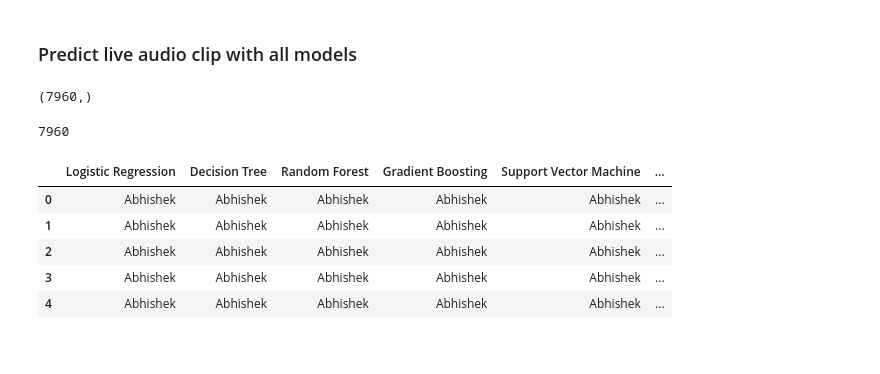
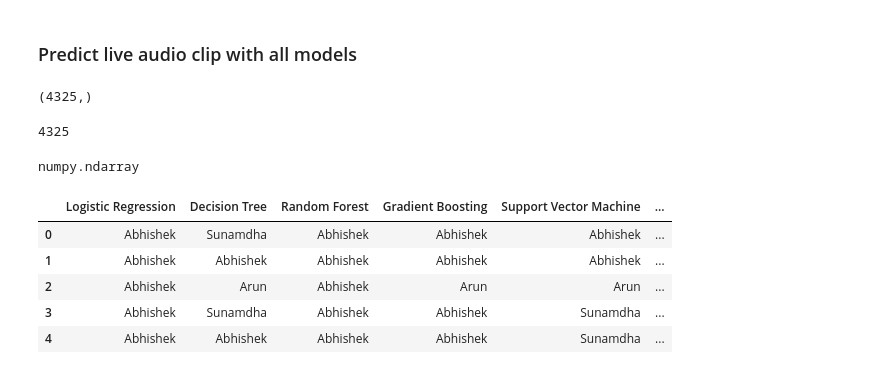
Before and after one commit to Arunanshu22/TVSM-Phoenix, a Jupyter notebook: Method 5/individual_word_multiple_models_dynamic_test.ipynb, the cells around one changed output. Saved outputs shown, nothing was run; the diff lists cells and outputs as text; code cells hidden in the pictures.

```diff
--- a/Method 5/individual_word_multiple_models_dynamic_test.ipynb
+++ b/Method 5/individual_word_multiple_models_dynamic_test.ipynb
@@ -182,11 +153,12 @@ from sklearn.ensemble import ExtraTreesClassifier
 from sklearn.discriminant_analysis import QuadraticDiscriminantAnalysis
 import numpy as np
 from tensorflow.keras.preprocessing.sequence import pad_sequences
+from sklearn.metrics import accuracy_score, confusion_matrix, classification_report
 
 df_vector = df.copy()
 
 # Assuming df is your DataFrame with 'Vector' and 'Label' columns
-X = df_vector['Vector'].values
+X = df_vector['MFCC'].values
 y = df_vector['Name']
 
 # Define a custom padding function
@@ -356,29 +328,34 @@ def calculate_delta(array):
 
 def create_df_test_vec(folder_path):
     files = os.listdir(folder_path)
-    vector_data = {'Vector': []}
+    # vector_data = {'Vector': []}
+    mfcc_data = {'MFCC': []}
 
     for file_name in files:
         if file_name.lower().endswith(".wav"):
+            # MFCC Dataset
+            input_file_path = os.path.join(folder_path, file_name)
+            mfccs = extract_mfcc(input_file_path)
+            mfcc_data['MFCC'].append(mfccs)
+
+            # Vector Dataset
             # Load the original audio
-            sr, audio = read(os.path.join(folder_path, file_name))
-
-            # Extract features (MFCC and delta coefficients)
-            features = extract_features(audio, sr)
-
-            # Add vector to the dictionary
-            vector_data['Vector'].append(features)  # Add the vector values
+            # sr, audio = read(os.path.join(folder_path, file_name))
+            # # Extract features (MFCC and delta coefficients)
+            # features = extract_features(audio, sr)
+            # # Add vector to the dictionary
+            # vector_data['Vector'].append(features)  # Add the vector values
 
     # Create DataFrame
-    df_test_vec = pd.DataFrame(vector_data)
+    df_test_mfcc = pd.DataFrame(mfcc_data)
 
-    return df_test_vec
+    return df_test_mfcc
 
 # Specify the folder path
-folder_path = "audio_files/test/pronounciationTest/"
+folder_path = "audio_files/test/"
 
 # Create DataFrame
-df_test_vec = create_df_test_vec(folder_path)
+df_test_mfcc = create_df_test_vec(folder_path)
 # %%
 desired_size = 7960
 
@@ -395,55 +372,59 @@ for index, row in df_test_vec.iterrows():
         truncated_vector = row['Vector'][:desired_size]
         df_test_vec.at[index, 'Vector'] = truncated_vector
 # %%
-df_test_vec['Vector'][0].shape
+df_test_mfcc['MFCC'][0].shape
 # %% [output]
-(7960,)
+(4325,)
 # %%
-X_test_vec = df_test_vec['Vector'].values
+X_test_vec = df_test_mfcc['MFCC'].values
 
 max_length_test = max(len(seq) for seq in X_test_vec)
 max_length_test
 # %% [output]
-7960
+4325
+# %%
+type(X_test_vec)
+# %% [output]
+numpy.ndarray
 # %%
 from sklearn.metrics import accuracy_score, confusion_matrix, classification_report
 
 # Assuming df_test_vec is your DataFrame with the 'Vector' column
-X_test_vec = df_test_vec['Vector'].values
+X_test_vec = df_test_mfcc['MFCC'].values
 
 # Find the maximum length of sequences for the test data
 max_length_test = max(len(seq) for seq in X_test_vec)
 
 # Pad or truncate the test sequences to match the training data's max_length
-X_test_padded = pad_sequences_with_mean(X_test_vec, max_length)
+X_test_padded = pad_sequences_with_mean(X_test_vec, max_length_test)
 
 # Initialize a dictionary to store predictions
 predictions = {}
 
 # Make predictions using the trained models
 for name, model in trained_models.items():
     # Ensure the test_vector has the same shape as the training data
     # For example, you may need to pad or reshape it
     # test_vector_padded = pad_sequences_with_mean(X_test_vec, max_length_test)
 
     # Make the prediction
     y_pred = model.predict(X_test_padded)
 
     # Store the predictions in the dictionary
     predictions[name] = y_pred
 
 # Create a DataFrame from the predictions
 df_predictions = pd.DataFrame(predictions)
 
 # Display the predicted usernames
 df_predictions
 # %% [output]
 |  | Logistic Regression | Decision Tree | Random Forest | Gradient Boosting | Support Vector Machine | ... |
-| 0 | Abhishek | Abhishek | Abhishek | Abhishek | Abhishek | ... |
+| 0 | Abhishek | Sunamdha | Abhishek | Abhishek | Abhishek | ... |
 | 1 | Abhishek | Abhishek | Abhishek | Abhishek | Abhishek | ... |
-| 2 | Abhishek | Abhishek | Abhishek | Abhishek | Abhishek | ... |
-| 3 | Abhishek | Abhishek | Abhishek | Abhishek | Abhishek | ... |
-| 4 | Abhishek | Abhishek | Abhishek | Abhishek | Abhishek | ... |
+| 2 | Abhishek | Arun | Abhishek | Arun | Arun | ... |
+| 3 | Abhishek | Sunamdha | Abhishek | Abhishek | Sunamdha | ... |
+| 4 | Abhishek | Abhishek | Abhishek | Abhishek | Sunamdha | ... |
 # %%
 import sounddevice as sd
 from scipy.io.wavfile import write
```
Also changed, not shown: parts of 4 cells of this notebook.
